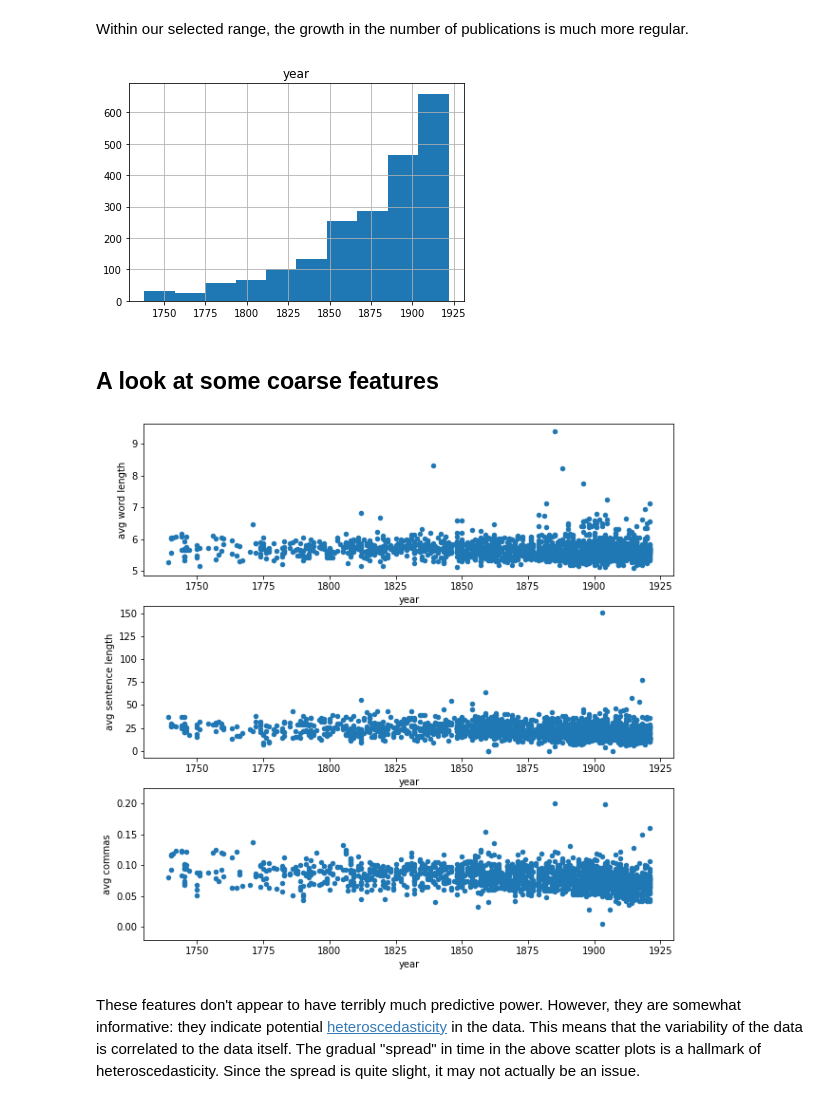
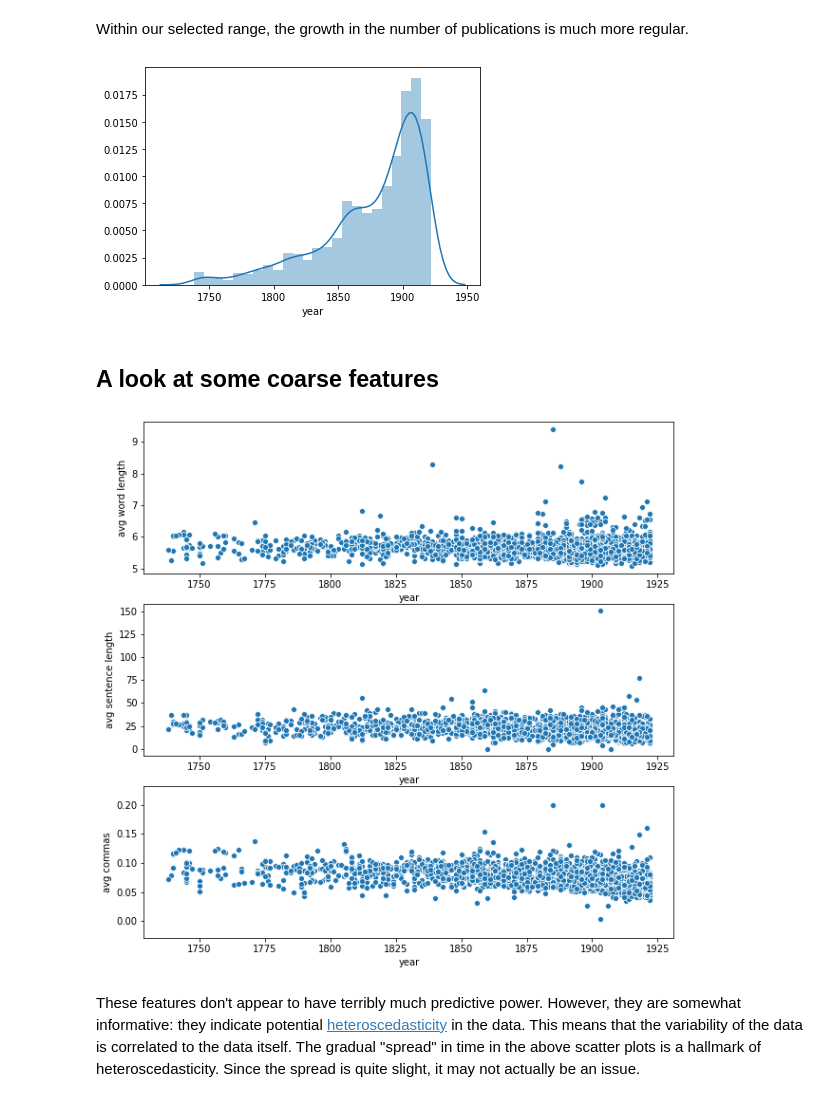
Before and after one commit to bencwallace/doc2date, a Jupyter notebook: doc2date.ipynb, the cells around one changed output. Cells and saved outputs as stored; diff of their text form; code cells hidden in the pictures.

```diff
--- a/doc2date.ipynb
+++ b/doc2date.ipynb
@@ -137,7 +137,7 @@ These are also quite unhelpful; although they may help identify a particular vol
 # %% [markdown]
 It's worthwhile as well as interesting to have a look at the correlations between different features (words). First, we'll compute all the correlations.
 # %%
-corr = np.corrcoef(X_norm.T)
+corr = np.corrcoef(X.T)
 # %% [markdown]
 We want to look at the maximal *off-diagonal* correlations since diagonal elements are trivially maximal. Since the correlation matrix is symmetric, it suffices to look at its upper-diagonal part.
 # %%
@@ -430,9 +431,9 @@ docs = docs[(docs['year'] > start) & (docs['year'] < stop)]
 # %% [markdown]
 Within our selected range, the growth in the number of publications is much more regular.
 # %%
-_ = docs.hist('year')
+_ = sns.distplot(docs['year'])
 # %% [output]
-[figure, old version]
+[figure, new version]
 # %% [markdown]
 ## A look at some coarse features
 # %%
@@ -449,11 +450,11 @@ features['avg sentence length'] = features['words'] / features['sentences']
 features['avg commas'] = features['commas'] / features['words']
 # %%
 _, axs = plt.subplots(3, figsize=(10, 10))
-features.plot.scatter(x='year', y='avg word length', ax=axs[0])
-features.plot.scatter(x='year', y='avg sentence length', ax=axs[1])
-_ = features.plot.scatter(x='year', y='avg commas', ax=axs[2])
+sns.scatterplot(x='year', y='avg word length', data=features, ax=axs[0])
+sns.scatterplot(x='year', y='avg sentence length', data=features, ax=axs[1])
+_ = sns.scatterplot(x='year', y='avg commas', data=features, ax=axs[2])
 # %% [output]
-[figure, old version]
+[figure, new version]
 # %% [markdown]
 These features don't appear to have terribly much predictive power. However, they are somewhat informative: they indicate potential [heteroscedasticity](https://en.wikipedia.org/wiki/Heteroscedasticity) in the data. This means that the variability of the data is correlated to the data itself. The gradual "spread" in time in the above scatter plots is a hallmark of heteroscedasticity. Since the spread is quite slight, it may not actually be an issue.
 # %% [markdown]
```
Also changed, not shown: parts of 39 cells of this notebook.
